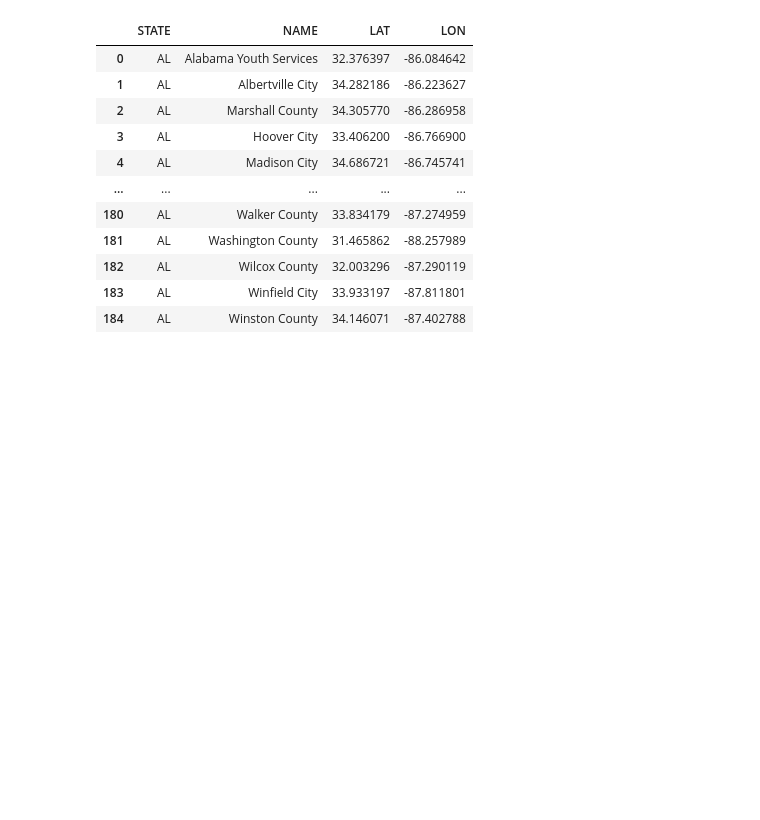
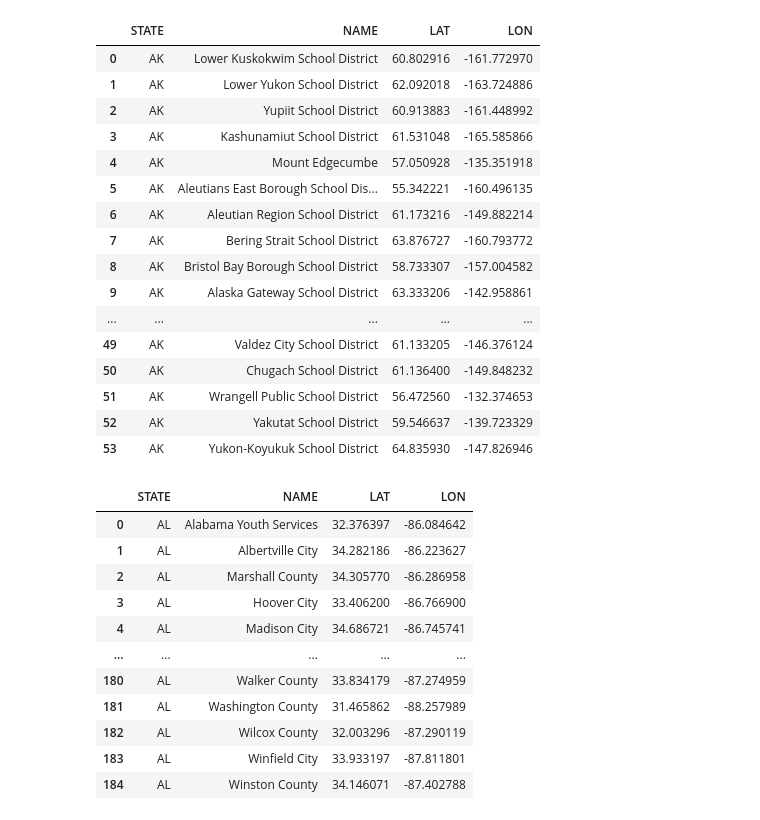
Before and after one commit to joshuamoore26GS/16B-Project-F23, a Jupyter notebook: Deliverable12_4.ipynb, the cells around one changed output. Cells and saved outputs as stored; diff of their text form; code cells hidden in the pictures; blank space fills up the shorter version.

```diff
--- a/Deliverable12_4.ipynb
+++ b/Deliverable12_4.ipynb
@@ -35,6 +35,27 @@ def query_schools_database(state):
     return pd.read_sql_query(cmd, conn)
 # %%
 df = query_schools_database("AL")
+# %%
+df5 = query_schools_database("AK")
+df5
+# %% [output]
+|  | STATE | NAME | LAT | LON |
+| 0 | AK | Lower Kuskokwim School District | 60.802916 | -161.772970 |
+| 1 | AK | Lower Yukon School District | 62.092018 | -163.724886 |
+| 2 | AK | Yupiit School District | 60.913883 | -161.448992 |
+| 3 | AK | Kashunamiut School District | 61.531048 | -165.585866 |
+| 4 | AK | Mount Edgecumbe | 57.050928 | -135.351918 |
+| 5 | AK | Aleutians East Borough School Dis... | 55.342221 | -160.496135 |
+| 6 | AK | Aleutian Region School District | 61.173216 | -149.882214 |
+| 7 | AK | Bering Strait School District | 63.876727 | -160.793772 |
+| 8 | AK | Bristol Bay Borough School District | 58.733307 | -157.004582 |
+| 9 | AK | Alaska Gateway School District | 63.333206 | -142.958861 |
+| ... | ... | ... | ... | ... |
+| 49 | AK | Valdez City School District | 61.133205 | -146.376124 |
+| 50 | AK | Chugach School District | 61.136400 | -149.848232 |
+| 51 | AK | Wrangell Public School District | 56.472560 | -132.374653 |
+| 52 | AK | Yakutat School District | 59.546637 | -139.723329 |
+| 53 | AK | Yukon-Koyukuk School District | 64.835930 | -147.826946 |
 # %%
 df
 # %% [output]
```
Also changed, not shown: 9 other files.
